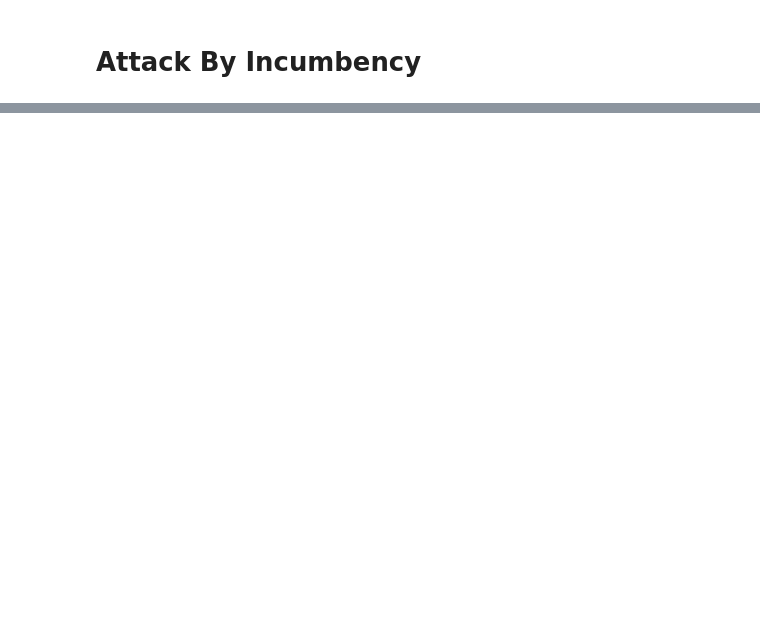
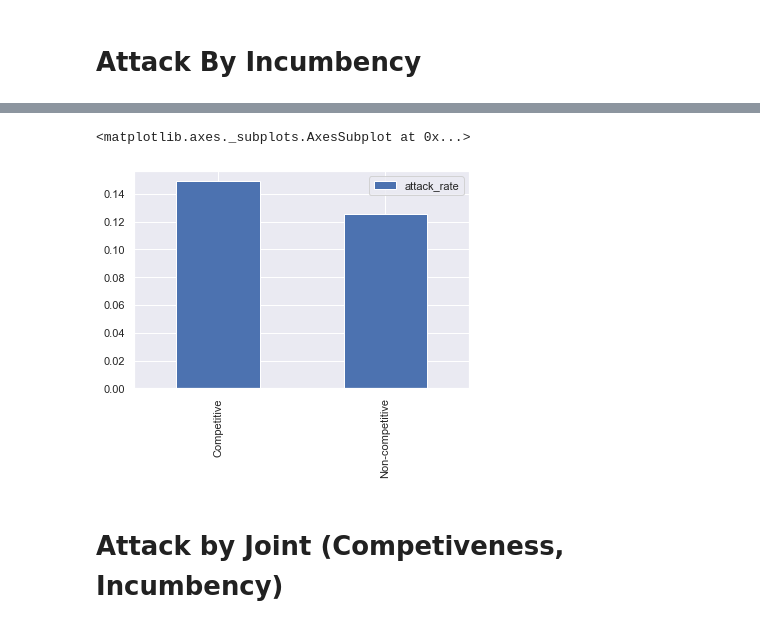
Before and after one commit to BBBBlarry/US-v.s.-Them-in-240-Characters, a Jupyter notebook: python_env/Tweet Content Analysis.ipynb, the cells around one changed output, grey strips where cells are left out. Cells and saved outputs as stored; diff of their text form; code cells hidden in the pictures; blank space fills up the shorter version.

```diff
--- a/python_env/Tweet Content Analysis.ipynb
+++ b/python_env/Tweet Content Analysis.ipynb
@@ -218,0 +241,29 @@ df_attack_rate_by_incumbency.sort_values("attack_rate", ascending=False).plot.ba
+# %%
+competitiveness_to_attack_count = Counter()
+competitiveness_to_total_tweets = Counter()
+
+for tweet in tweets:
+    is_attack = tweet['is_attack']
+    competitiveness = tweet['competitiveness']
+
+    competitiveness_to_total_tweets[competitiveness] += 1
+
+    if is_attack:
+        competitiveness_to_attack_count[competitiveness] += 1
+
+competitivenesses = list(competitiveness_to_total_tweets.keys())
+rates = [competitiveness_to_attack_count[competitiveness] / competitiveness_to_total_tweets[competitiveness] for competitiveness in competitivenesses]
+
+readable_c_mapping = {True: "Competitive",
+                      False: "Non-competitive"}
+
+readable_c = [readable_c_mapping[c] for c in competitivenesses]
+
+df_attack_rate_by_competitiveness = pd.DataFrame(index=readable_c, data=rates, columns=["attack_rate"])
+# %%
+df_attack_rate_by_competitiveness.sort_values("attack_rate", ascending=False).plot.bar()
+# %% [output]
+<matplotlib.axes._subplots.AxesSubplot at 0x...>
+[figure, added]
+# %% [markdown]
+# Attack by Joint (Competiveness, Incumbency)
```
Also changed, not shown: parts of 13 cells of this notebook, 7 other files.
